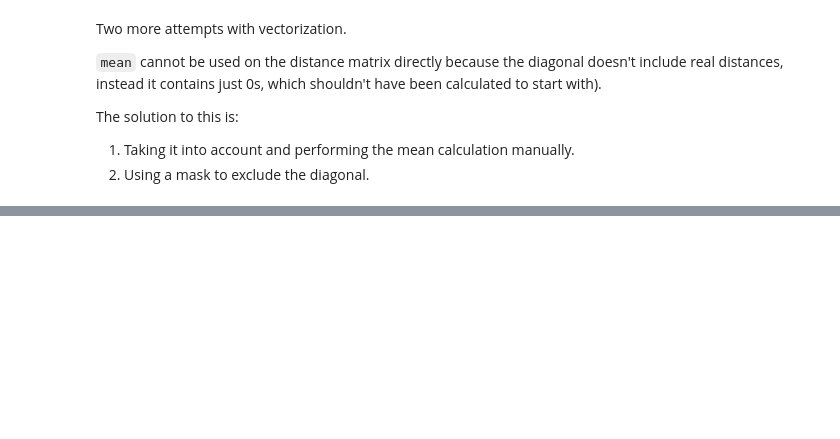
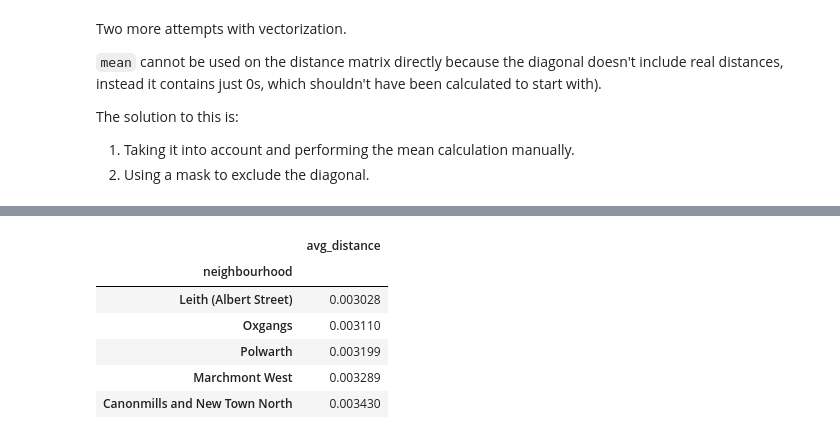
Before and after one commit to tnarik/training-meetup_20190205, a Jupyter notebook: sketch002.ipynb, the cells around one changed output, grey strips where cells are left out. Drawn from its saved outputs; the diff is of its cells as text; code cells hidden in the pictures; blank space fills up the shorter version.

```diff
--- a/sketch002.ipynb
+++ b/sketch002.ipynb
@@ -707,19 +734,27 @@ intranbh_distances.head()
 # %%
 loc_per_nbh = listings[['neighbourhood', 'latitude','longitude']]
 
 average_distances = []
 for n in loc_per_nbh['neighbourhood'].unique():
     locs = loc_per_nbh[loc_per_nbh.neighbourhood == n]
     dists = []
     coords = locs[['latitude', 'longitude']].values
 
-    allnbh_distances = sp.spatial.distance_matrix(coords, coords, p=2)
+    allnbh_distances = spatial.distance_matrix(coords, coords, p=2)
     mask = np.ones(allnbh_distances.shape, dtype=bool)
     np.fill_diagonal(mask, 0)
     average_distances.append(
         { 'neighbourhood': n,
           'avg_distance': allnbh_distances[mask].mean()
         })
 
 intranbh_distances = pd.DataFrame(average_distances).set_index('neighbourhood').sort_values('avg_distance')
 intranbh_distances.head()
+# %% [output]
+|  | avg_distance |
+| neighbourhood |  |
+| Leith (Albert Street) | 0.003028 |
+| Oxgangs | 0.003110 |
+| Polwarth | 0.003199 |
+| Marchmont West | 0.003289 |
+| Canonmills and New Town North | 0.003430 |
```
Also changed, not shown: parts of 10 cells of this notebook.
